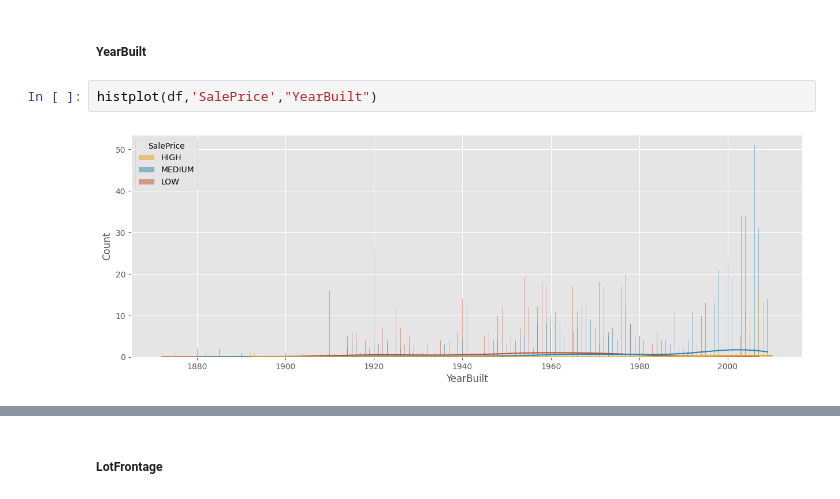
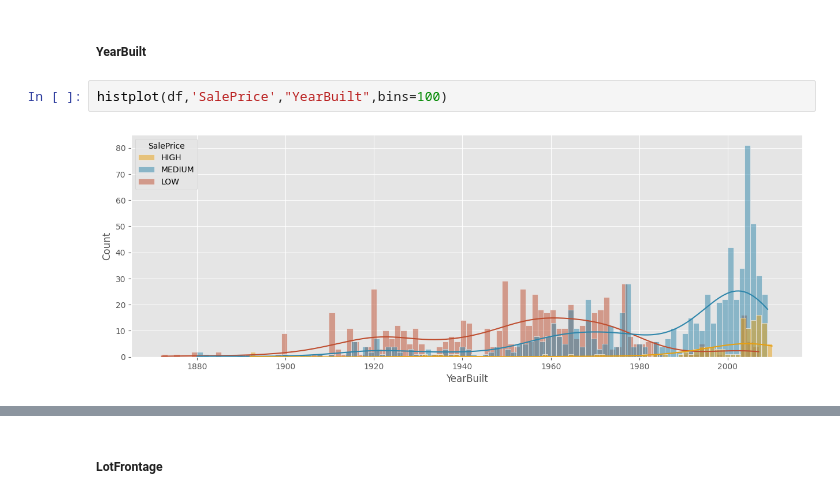
Before and after one commit to gvnberaldi/HousePricePrediction, a Jupyter notebook: Mbusu_project.ipynb, the cells around one changed output, grey strips where cells are left out. Saved outputs shown, nothing was run; the diff lists cells and outputs as text.

```diff
--- a/Mbusu_project.ipynb
+++ b/Mbusu_project.ipynb
@@ -240,6 +396,6 @@ frequencies_and_percentages(df, 'SalePrice', 'MSZoning')
 # %% [markdown]
 ##### YearBuilt
 # %%
-histplot(df,'SalePrice',"YearBuilt")
+histplot(df,'SalePrice',"YearBuilt",bins=100)
 # %% [output]
-[figure, old version]
+[figure, new version]
```
Also changed, not shown: parts of 11 cells of this notebook, 1 other file.
